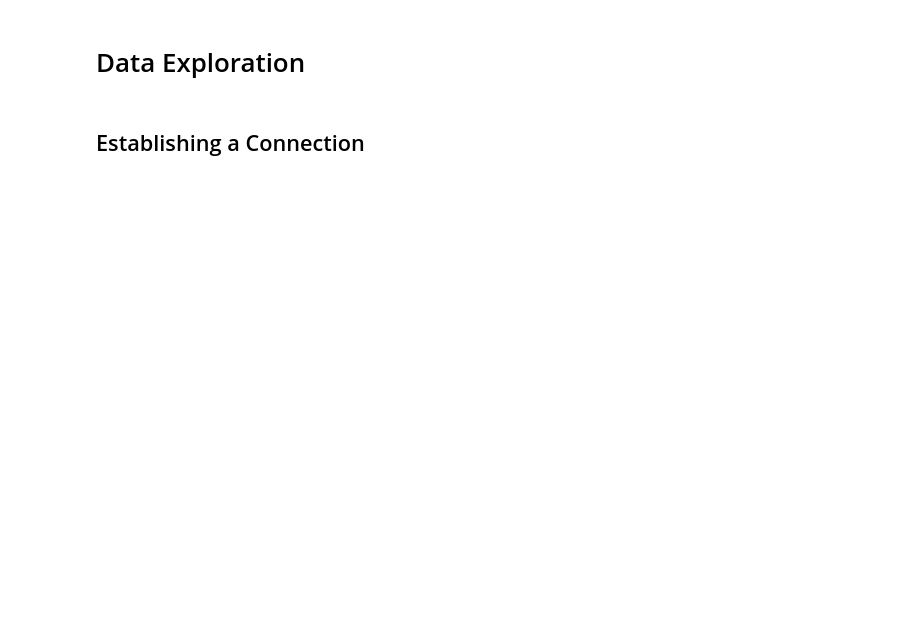
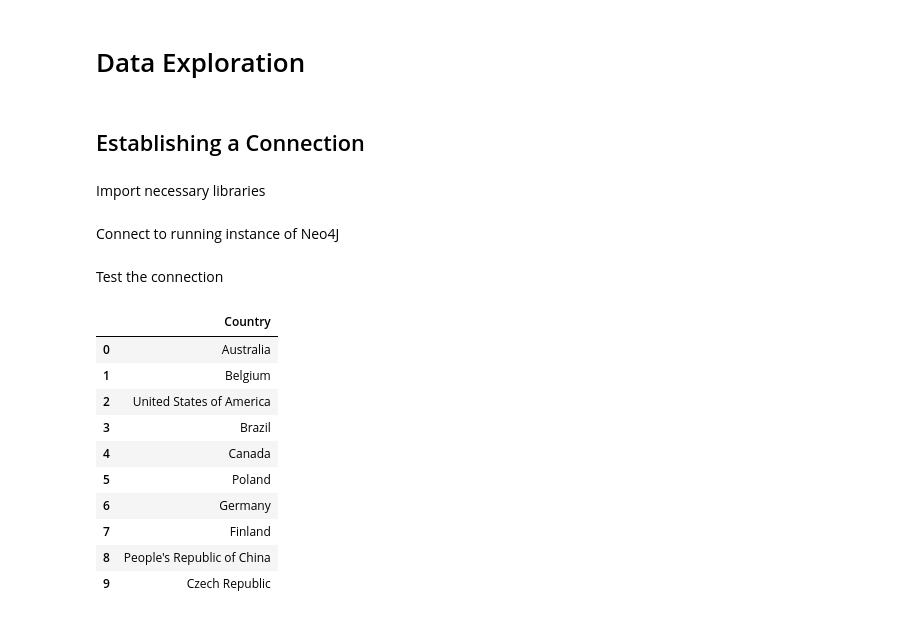
Before and after one commit to duarteocarmo/technological_capabilities, a Jupyter notebook: nbs/Exploring.ipynb, the cells around one changed output. Saved outputs shown, nothing was run; the diff lists cells and outputs as text; code cells hidden in the pictures; blank space fills up the shorter version.

```diff
--- a/nbs/Exploring.ipynb
+++ b/nbs/Exploring.ipynb
@@ -2,3 +2,5 @@
 # Data Exploration
 # %% [markdown]
 ## Establishing a Connection
+# %% [markdown]
+Import necessary libraries
@@ -4,0 +14,2 @@
+# %% [markdown]
+Connect to running instance of Neo4J
@@ -4,0 +19,21 @@
+# %% [markdown]
+Test the connection
+# %%
+test_query = """    MATCH (n:Country)
+                    WITH n.name AS Country
+                    RETURN Country
+                    LIMIT 10;   """
+
+DataFrame(graph.data(test_query))
+# %% [output]
+|  | Country |
+| 0 | Australia |
+| 1 | Belgium |
+| 2 | United States of America |
+| 3 | Brazil |
+| 4 | Canada |
+| 5 | Poland |
+| 6 | Germany |
+| 7 | Finland |
+| 8 | People's Republic of China |
+| 9 | Czech Republic |
```
Also changed, not shown: parts of 14 cells of this notebook.
